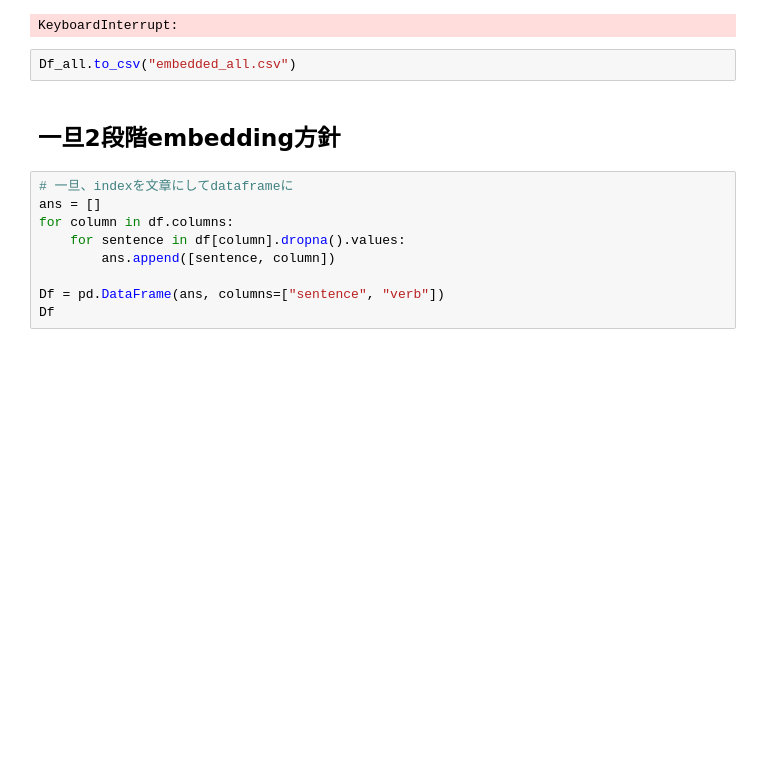
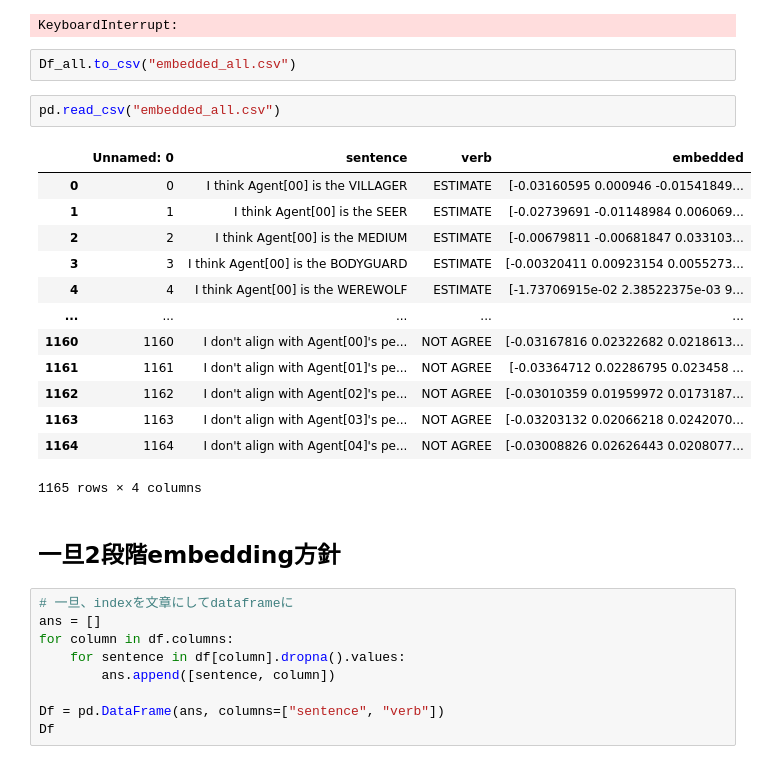
Before and after one commit to Yuta-dango/aiwolf_share, a Jupyter notebook: protocols.ipynb, the cells around one changed output. Saved outputs shown, nothing was run; the diff lists cells and outputs as text; blank space fills up the shorter version.

```diff
--- a/protocols.ipynb
+++ b/protocols.ipynb
@@ -118,6 +118,22 @@ Df_all
 KeyboardInterrupt:
 # %%
 Df_all.to_csv("embedded_all.csv")
+# %%
+pd.read_csv("embedded_all.csv")
+# %% [output]
+|  | Unnamed: 0 | sentence | verb | embedded |
+| 0 | 0 | I think Agent[00] is the VILLAGER | ESTIMATE | [-0.03160595 0.000946 -0.01541849... |
+| 1 | 1 | I think Agent[00] is the SEER | ESTIMATE | [-0.02739691 -0.01148984 0.006069... |
+| 2 | 2 | I think Agent[00] is the MEDIUM | ESTIMATE | [-0.00679811 -0.00681847 0.033103... |
+| 3 | 3 | I think Agent[00] is the BODYGUARD | ESTIMATE | [-0.00320411 0.00923154 0.0055273... |
+| 4 | 4 | I think Agent[00] is the WEREWOLF | ESTIMATE | [-1.73706915e-02 2.38522375e-03 9... |
+| ... | ... | ... | ... | ... |
+| 1160 | 1160 | I don't align with Agent[00]'s pe... | NOT AGREE | [-0.03167816 0.02322682 0.0218613... |
+| 1161 | 1161 | I don't align with Agent[01]'s pe... | NOT AGREE | [-0.03364712 0.02286795 0.023458 ... |
+| 1162 | 1162 | I don't align with Agent[02]'s pe... | NOT AGREE | [-0.03010359 0.01959972 0.0173187... |
+| 1163 | 1163 | I don't align with Agent[03]'s pe... | NOT AGREE | [-0.03203132 0.02066218 0.0242070... |
+| 1164 | 1164 | I don't align with Agent[04]'s pe... | NOT AGREE | [-0.03008826 0.02626443 0.0208077... |
+1165 rows × 4 columns
 # %% [markdown]
 ## 一旦2段階embedding方針
 # %%
```
Also changed, not shown: 2 other files.
